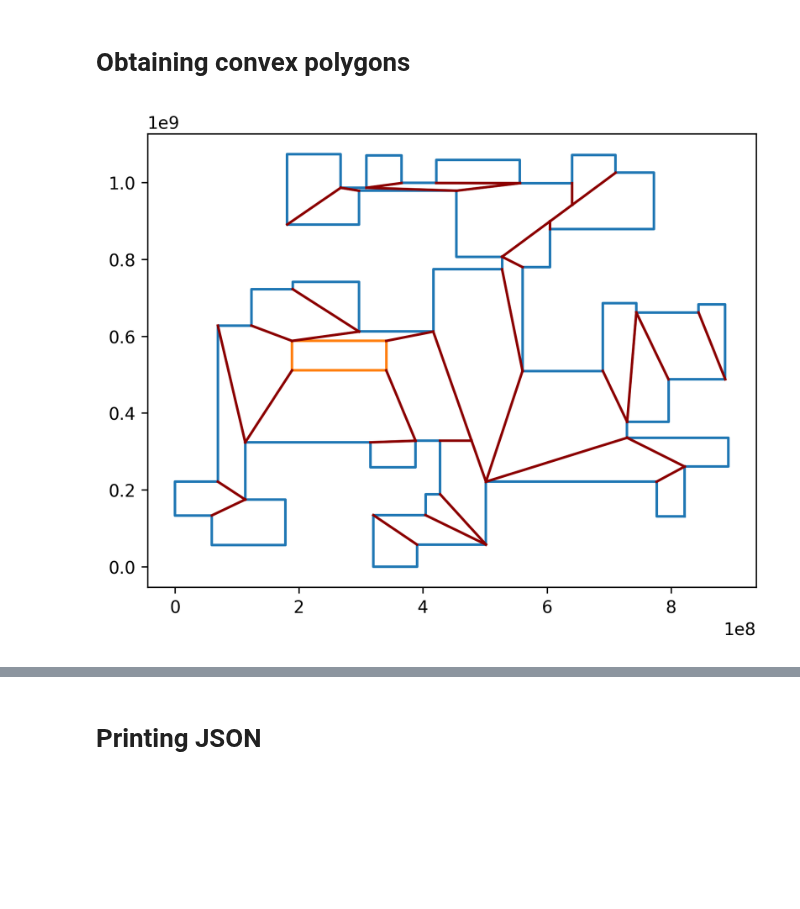
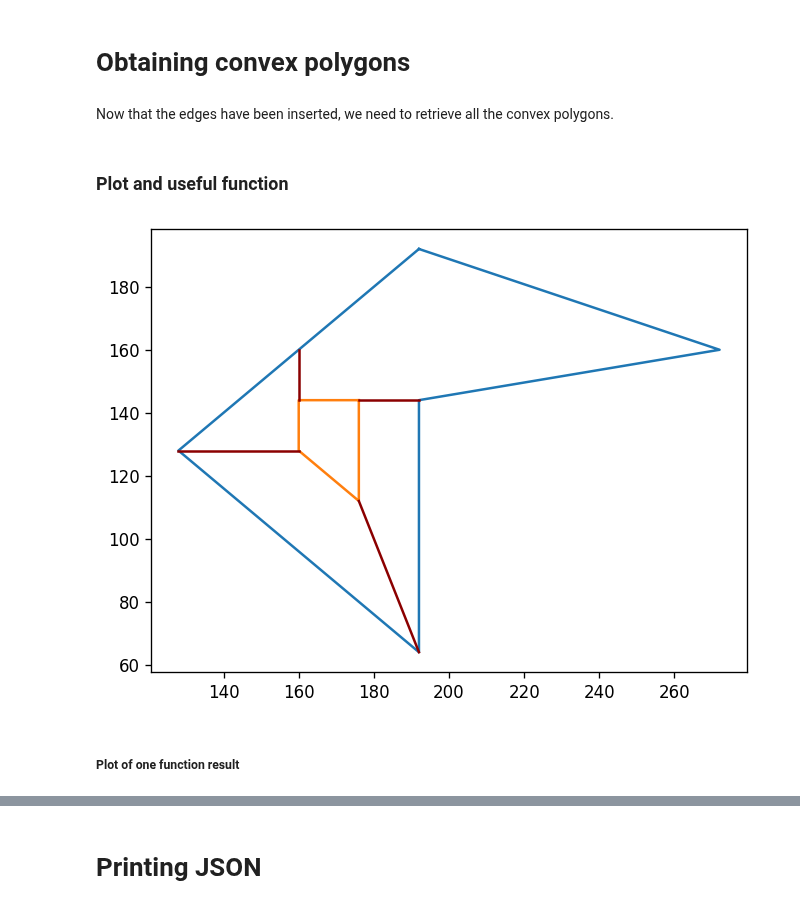
Before and after one commit to theodle/2IMA15-project, a Jupyter notebook: prototyping.ipynb, the cells around one changed output, grey strips where cells are left out. Cells and saved outputs as stored; diff of their text form; code cells hidden in the pictures; blank space fills up the shorter version.

```diff
--- a/prototyping.ipynb
+++ b/prototyping.ipynb
@@ -9,18 +11,14 @@ from fractions import Fraction
 # %% [markdown]
 # Opening the polygon file
 # %%
-# path_to_testfile = "./instances_v2/instances/fpg-poly_0000000020_h1.instance.json"
-# path_to_testfile = "./instances_v2/instances/socg60.instance.json"
-# path_to_testfile = "../instances/fpg-example_instance1.instance.json"
-
-# path_to_testfile = "./instances-2IMA15/instances-2IMA15/example_instance1.instance.json"
+path_to_testfile = "./instances-2IMA15/instances-2IMA15/example_instance1.instance.json"
 # path_to_testfile = "./instances-2IMA15/instances-2IMA15/fpg-poly_0000000020_h1.instance.json"
 # path_to_testfile = "./instances-2IMA15/instances-2IMA15/fpg-poly_0000000020_h2.instance.json"
 # path_to_testfile = "./instances-2IMA15/instances-2IMA15/socg60.instance.json"
 # path_to_testfile = "./instances-2IMA15/instances-2IMA15/maze_79_50_05_005.instance.json"
 # path_to_testfile = "./instances-2IMA15/instances-2IMA15/srpg_octa_mc0000082.instance.json"
 # path_to_testfile = "./instances-2IMA15/instances-2IMA15/srpg_iso_aligned_mc0000088.instance.json"
-path_to_testfile = "./instances-2IMA15/instances-2IMA15/srpg_iso_mc0000080.instance.json"
+# path_to_testfile = "./instances-2IMA15/instances-2IMA15/srpg_iso_mc0000080.instance.json"
 # path_to_testfile = "./instances-2IMA15/instances-2IMA15/ccheese142.instance.json"
 # path_to_testfile = "./instances-2IMA15/instances-2IMA15/srpg_octa_mc0000784.instance.json"
 # path_to_testfile = "./instances-2IMA15/instances-2IMA15/srpg_iso_aligned_mc0001336.instance.json"
@@ -1553,23 +1327,21 @@ len(newedges)
 # %% [markdown]
 # Obtaining convex polygons
+# %% [markdown]
+Now that the edges have been inserted, we need to retrieve all the convex polygons.
+# %% [markdown]
+### Plot and useful function
 # %%
+#plotting the new edges
 polygon_plt()
 
 for new in newedges:
     xs = [new[0].pt1.coordinate[0], new[0].pt2.coordinate[0]]
     ys = [new[0].pt1.coordinate[1], new[0].pt2.coordinate[1]]
     plt.plot(xs, ys, c='darkred')
-# inc = poly.points[1].incoming[0]
-# nex1 = next(newedges[x][0])
-# nex2 = next(newedges[x][1])
 
-# edge_plt(newedges[x][0])
-# edge_plt(nex1)
-# edge_plt(nex2)
-plt.gcf().set_dpi(300)
-# plt.xlim((25,55))
-# plt.ylim((-5,25))
+plt.gcf().set_dpi(120)
+
 plt.show()
 # %% [output]
-[figure, old version]
+[figure, new version]
 # %%
@@ -1618,4 +1393,6 @@ def get_polygons_adj_half_edge(half_edges, polygons):
         # cvex2.append(cur)
 
     return cvex1, cvex2
+# %% [markdown]
+##### Plot of one function result
 # %%
```
Also changed, not shown: parts of 93 cells of this notebook, 1 other file.
